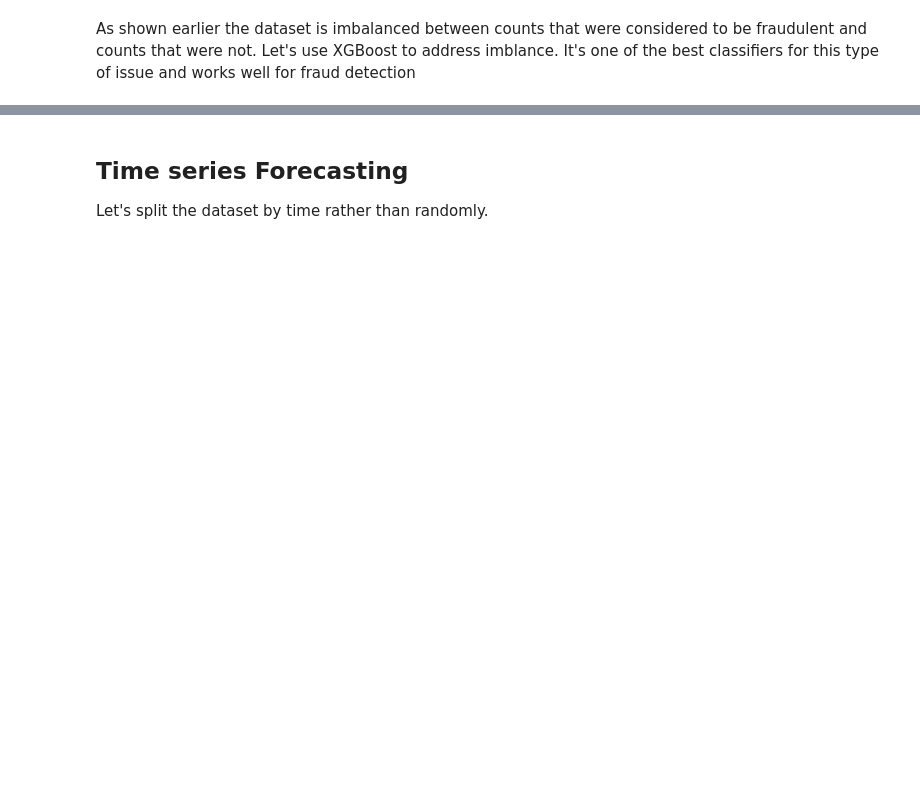
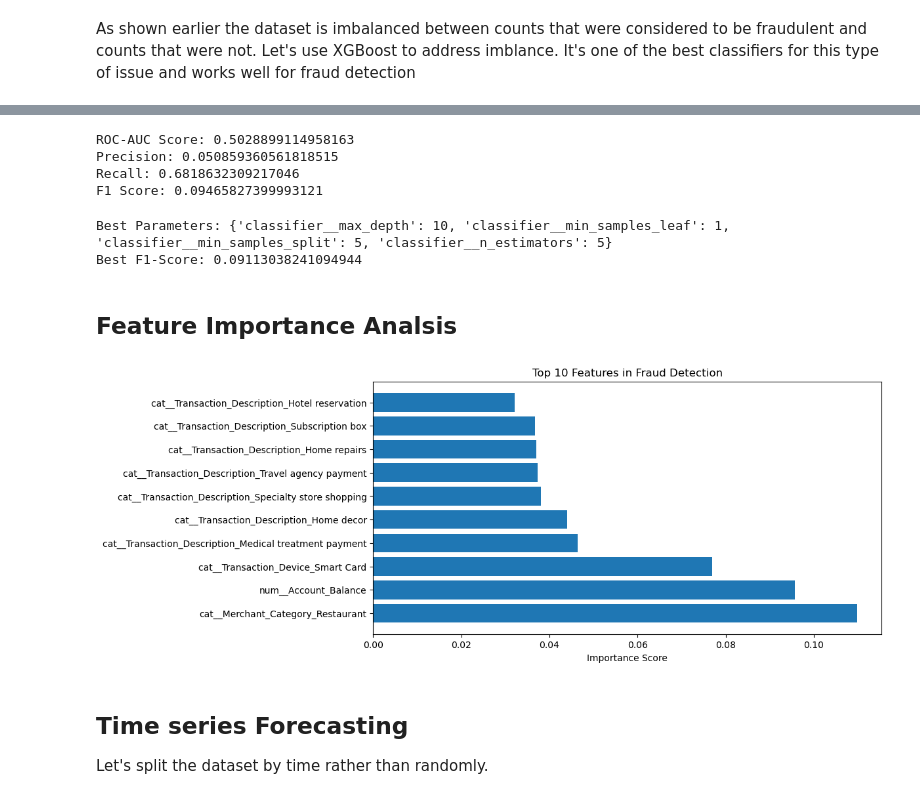
Before and after one commit to omendez930/Bank-Fraud-Detection, a Jupyter notebook: notebook.ipynb, the cells around one changed output, grey strips where cells are left out. Drawn from its saved outputs; the diff is of its cells as text; code cells hidden in the pictures; blank space fills up the shorter version.

```diff
--- a/notebook.ipynb
+++ b/notebook.ipynb
@@ -347,7 +344,7 @@ numeric_transformer = Pipeline([
 
 categorical_transformer = Pipeline([
     ('imputer', SimpleImputer(strategy='constant', fill_value='Unknown')),
-    ('scaler', OneHotEncoder(drop='first', handle_unknown='ignore'))
+    ('scaler', OneHotEncoder(drop='first', handle_unknown='ignore', sparse_output=True))
 ])
 
 # Apply transformations
@@ -355,10 +352,5 @@ preprocessor = ColumnTransformer(
     transformers=[
         ('cat', categorical_transformer, categorical_columns),  # Categorical encoding
         ('num', numeric_transformer, numerical_columns)  # Scale numerical columns
-    ],
-    remainder='passthrough'  # Keep all columns not explicitly transformed
+    ]
 )
-
-
-
-preprocessor
@@ -412,7 +375,11 @@ As shown earlier the dataset is imbalanced between counts that were considered t
 
 rf_pipeline =  ImbPipeline([
     ('preprocessor', preprocessor),
-    ('classifier', RandomForestClassifier(n_estimators=100, class_weight='balanced', random_state=33))
+    ('smote', SMOTE(sampling_strategy=0.2, random_state=33)),
+    ('classifier', RandomForestClassifier(n_estimators=10,
+                                          class_weight='balanced',
+                                          random_state=33,
+                                          max_depth=None))
 ])
 
 rf_params = {
@@ -514,3 +472,34 @@ plt.show()
+# %%
+print(f'ROC-AUC Score: {roc_auc_score(y_test, y_pred_rf)}')
+print(f'Precision: {precision_score(y_test, y_pred_rf)}')
+print(f'Recall: {recall_score(y_test, y_pred_rf)}')
+print(f'F1 Score: {f1_score(y_test, y_pred_rf)}')
+# %% [output]
+ROC-AUC Score: 0.5028899114958163
+Precision: 0.050859360561818515
+Recall: 0.6818632309217046
+F1 Score: 0.09465827399993121
+# %%
+print(f'Best Parameters: {rf_grid.best_params_}')
+print(f'Best F1-Score: {rf_grid.best_score_}')
+# %% [output]
+Best Parameters: {'classifier__max_depth': 10, 'classifier__min_samples_leaf': 1, 'classifier__min_samples_split': 5, 'classifier__n_estimators': 5}
+Best F1-Score: 0.09113038241094944
+# %% [markdown]
+## Feature Importance Analsis
+# %%
+importances = rf_grid.best_estimator_.named_steps['classifier'].feature_importances_
+feature_names = preprocessor.get_feature_names_out()
+feature_importance = pd.DataFrame({'Feature': feature_names, 'Importance': importances}).sort_values(by='Importance', ascending=False)
+
+# Plot
+plt.figure(figsize=(10, 5))
+plt.barh(feature_importance['Feature'][:10], feature_importance['Importance'][:10])
+plt.xlabel("Importance Score")
+plt.title("Top 10 Features in Fraud Detection")
+plt.show()
+# %% [output]
+[figure, added]
 # %% [markdown]
 ## **Time series Forecasting**
 
```
Also changed, not shown: parts of 9 cells of this notebook.
